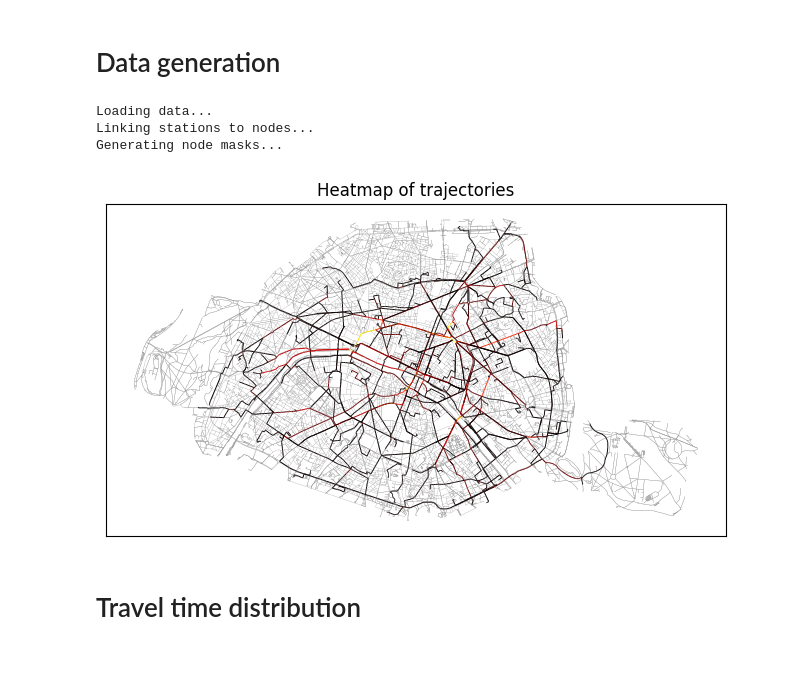
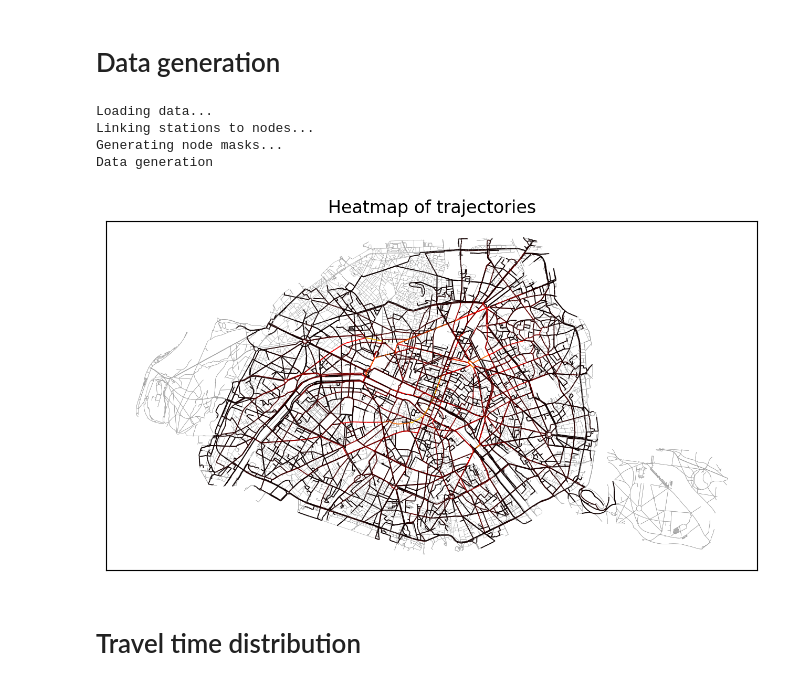
Before and after one commit to JaviAnton/UC-Project-Group-1, a Jupyter notebook: final/main.ipynb, the cells around one changed output. Cells and saved outputs as stored; diff of their text form; code cells hidden in the pictures.

```diff
--- a/final/main.ipynb
+++ b/final/main.ipynb
@@ -66,27 +66,29 @@ path="data/comptage-velo-donnees-compteurs.csv"
 datagen=DataGenerator(G=g,gdf_nodes_edges=(gdf_nodes,gdf_edges),data_path=path)
 
 #Generate data in bacthes and save it to the generated data
-# print("Data generation")
-# generator_batch_size=100
-# n_batches=10
-# for batch in range(n_batches):
-#     samplings,tracks=datagen.track_generator(generator_batch_size,sampling_rate=1)
-#     save_data(samplings,tracks,append=True)
+print("Data generation")
+generator_batch_size=100
+n_batches=10
+for batch in range(n_batches):
+    samplings,tracks=datagen.track_generator(generator_batch_size,sampling_rate=1)
+    save_data(samplings,tracks,append=True)
+    print(f'-> {(batch+1)*generator_batch_size} trajectories generated [{100*(batch+1)/n_batches}%]')
 # %% [output]
 Loading data...
 Linking stations to nodes...
 Generating node masks...
+Data generation
 # %%
 #Load the generated data
 phi,T=load_data()
 datagen.plot_heatmap(phi,
                      show_non_traversed=True,show_stations=False,
                      show_start=False,show_end=False,
-                     legend=False,cmap='hot',bkg_color='w',dpi=100)
+                     legend=False,cmap='hot',bkg_color='w',dpi=200)
 
 phi_train,phi_test,T_train,T_test=train_test_split(phi,T,train_size=0.8)
 # %% [output]
-[figure, old version]
+[figure, new version]
 # %% [markdown]
 # Travel time distribution
 # %%
```
Also changed, not shown: parts of 3 cells of this notebook, 2 other files.
